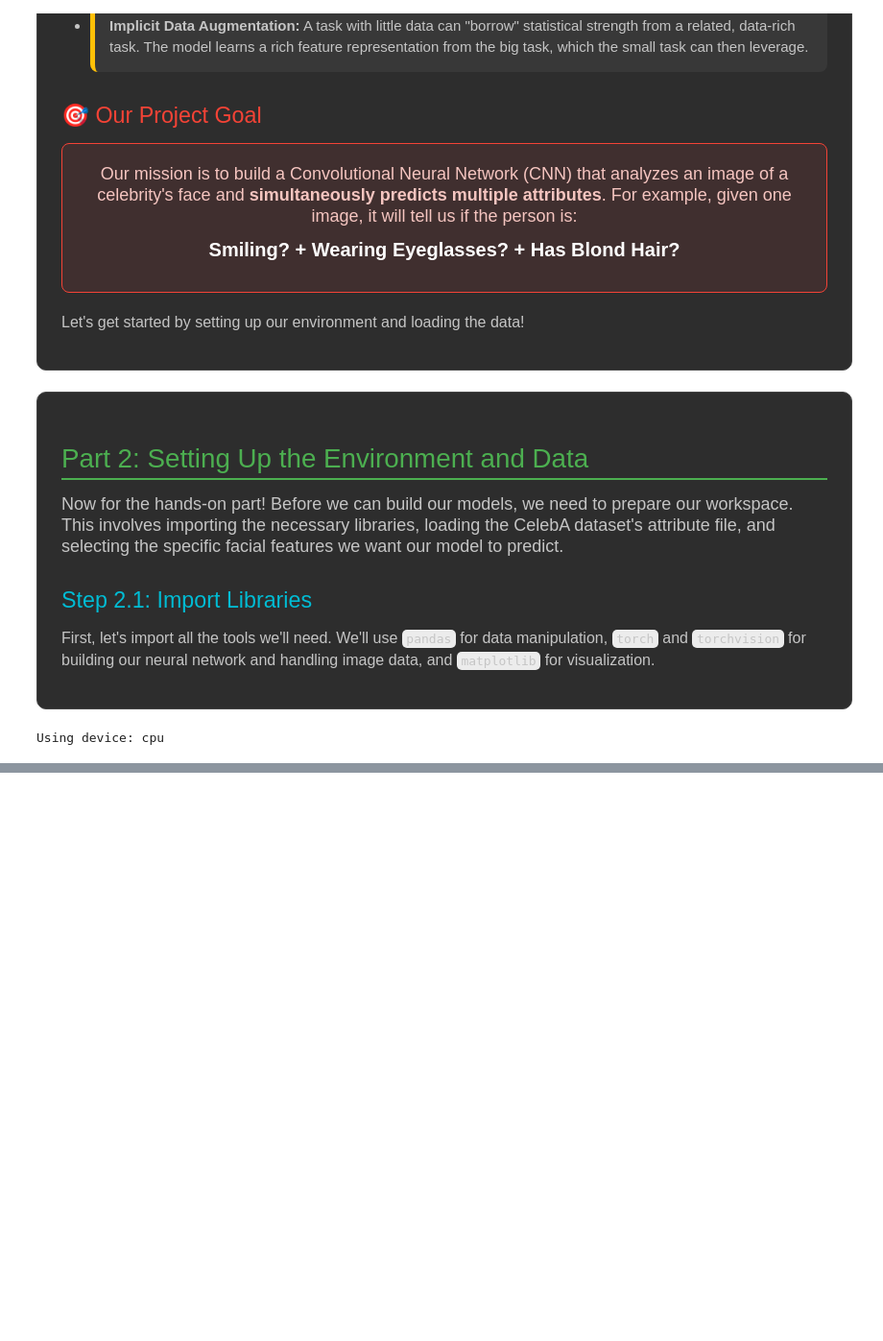
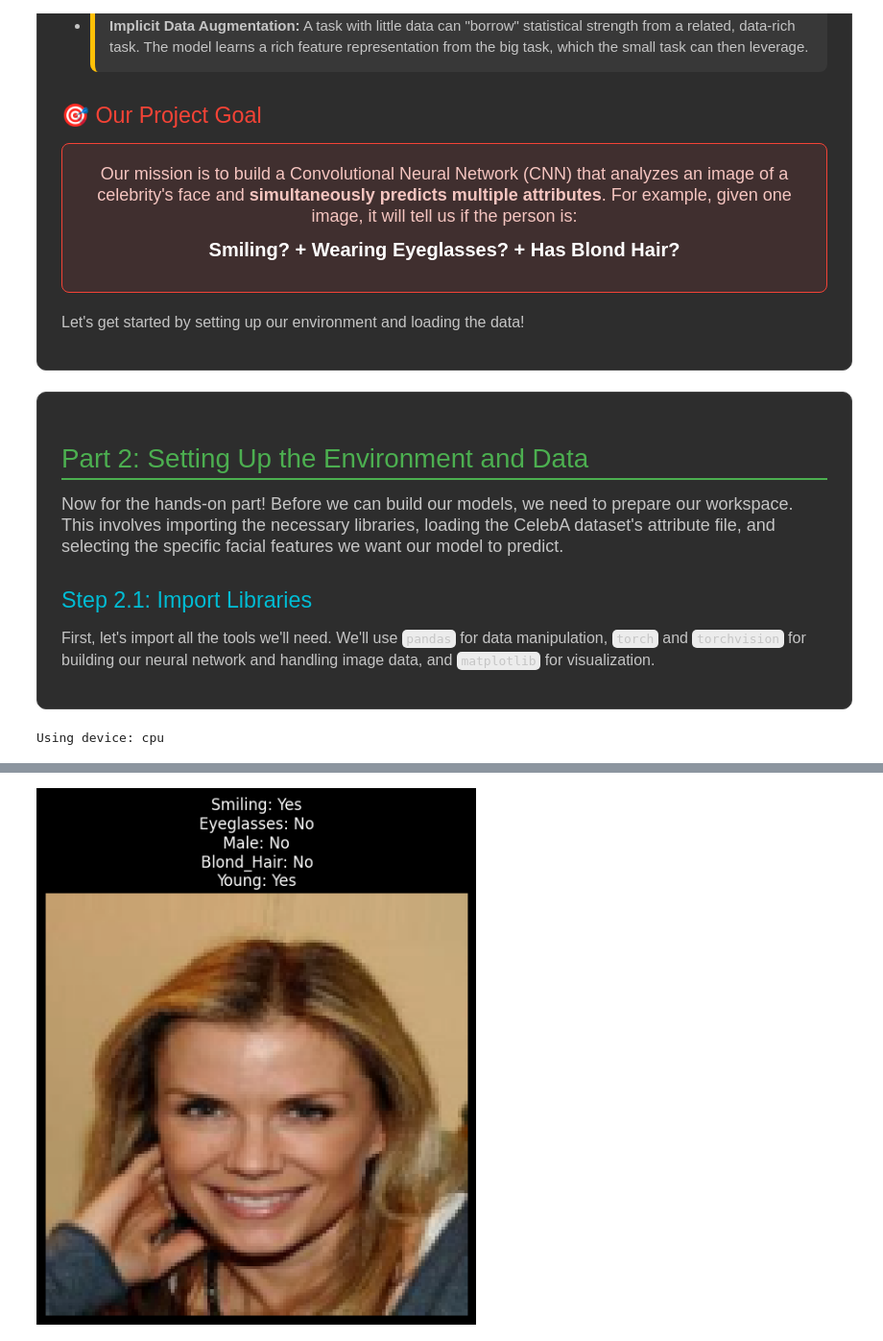
Before and after one commit to alabhastam/Multi-Task-Learning-tutorial, a Jupyter notebook: main.ipynb, the cells around one changed output, grey strips where cells are left out. Shown at 96% size. Drawn from its saved outputs; the diff is of its cells as text; code cells hidden in the pictures; blank space fills up the shorter version.

```diff
--- a/main.ipynb
+++ b/main.ipynb
@@ -112,0 +247,72 @@ Using device: cpu
+# %%
+# Define image transformations
+# We resize to 128x128 for a good balance between detail and training speed
+IMG_SIZE = 128
+# These are standard normalization values for models pre-trained on ImageNet
+mean = [0.485, 0.456, 0.406]
+std = [0.229, 0.224, 0.225]
+
+train_transform = transforms.Compose([
+    transforms.Resize((IMG_SIZE, IMG_SIZE)),
+    transforms.RandomHorizontalFlip(p=0.5), # Data augmentation
+    transforms.ToTensor(),
+    transforms.Normalize(mean, std)
+])
+
+val_test_transform = transforms.Compose([
+    transforms.Resize((IMG_SIZE, IMG_SIZE)),
+    transforms.ToTensor(),
+    transforms.Normalize(mean, std)
+])
+
+# Create the custom dataset class
+class CelebADataset(Dataset):
+    def __init__(self, df, img_dir, attributes, transform=None):
+        self.df = df
+        self.img_dir = img_dir
+        self.attributes = attributes
+        self.transform = transform
+
+    def __len__(self):
+        return len(self.df)
+
+    def __getitem__(self, idx):
+        row = self.df.iloc[idx]
+        img_path = os.path.join(self.img_dir, row['image_id'])
+
+        # Load image
+        image = Image.open(img_path).convert('RGB')
+
+        # Apply transformations
+        if self.transform:
+            image = self.transform(image)
+
+        # Get labels
+        labels = torch.FloatTensor(row[self.attributes].values.astype(float))
+
+        return image, labels
+
+# Instantiate datasets for each split
+train_dataset = CelebADataset(train_df, IMAGE_PATH, TARGET_ATTRIBUTES, transform=train_transform)
+val_dataset = CelebADataset(val_df, IMAGE_PATH, TARGET_ATTRIBUTES, transform=val_test_transform)
+test_dataset = CelebADataset(test_df, IMAGE_PATH, TARGET_ATTRIBUTES, transform=val_test_transform)
+
+# Let's visualize a sample from our training dataset
+img, labels = train_dataset[0]
+
+# Un-normalize the image to display it correctly
+def imshow(img, title=""):
+    img = img.numpy().transpose((1, 2, 0))
+    img = std * img + mean # Un-normalize
+    img = np.clip(img, 0, 1)
+    plt.figure(figsize=(6, 6))
+    plt.imshow(img)
+    plt.title(title)
+    plt.axis('off')
+    plt.show()
+
+# Create the title string from the labels
+label_str = "\n".join([f"{TARGET_ATTRIBUTES[i]}: {'Yes' if labels[i] == 1 else 'No'}" for i in range(len(TARGET_ATTRIBUTES))])
+imshow(img, title=label_str)
+# %% [output]
+[figure, added]
```
Also changed, not shown: parts of 5 cells of this notebook.
